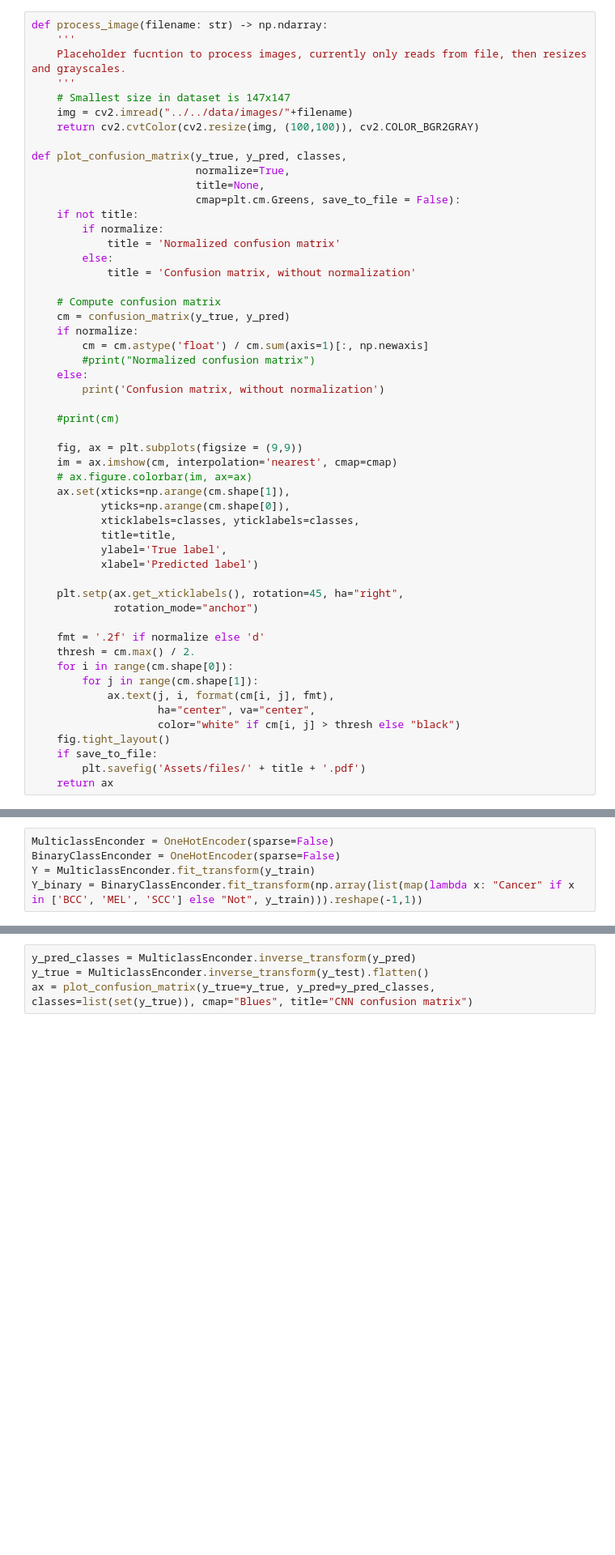
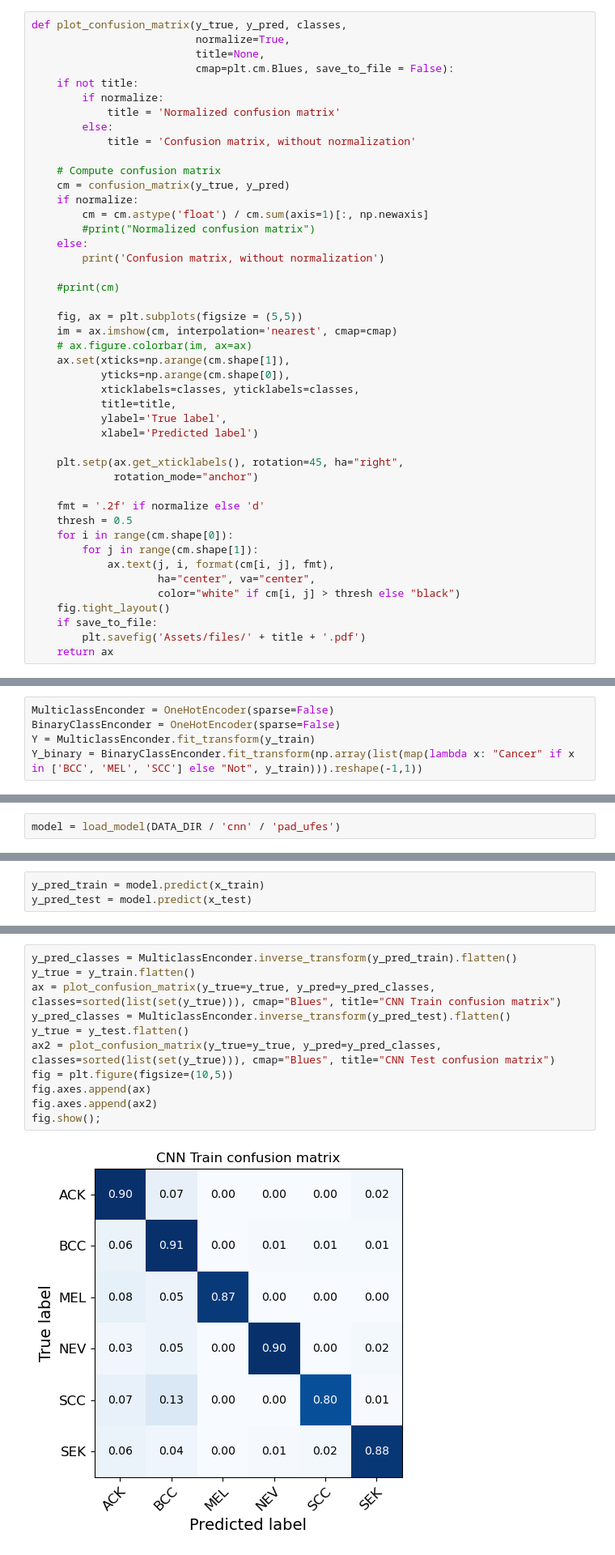
Before and after one commit to CEDipEngineering/ComputerAidedSkinCancerIdentificationAndDiagnosis, a Jupyter notebook: experiments/dip/cnn/cnn.ipynb, the cells around one changed output, grey strips where cells are left out. Shown at 81% size. Drawn from its saved outputs; the diff is of its cells as text; blank space fills up the shorter version.

```diff
--- a/experiments/dip/cnn/cnn.ipynb
+++ b/experiments/dip/cnn/cnn.ipynb
@@ -37,16 +38,8 @@ FORCE_TRAIN_MODELS = True
 # %%
-def process_image(filename: str) -> np.ndarray:
-    '''
-    Placeholder fucntion to process images, currently only reads from file, then resizes and grayscales.
-    '''
-    # Smallest size in dataset is 147x147
-    img = cv2.imread("../../data/images/"+filename)
-    return cv2.cvtColor(cv2.resize(img, (100,100)), cv2.COLOR_BGR2GRAY)
-
 def plot_confusion_matrix(y_true, y_pred, classes,
                           normalize=True,
                           title=None,
-                          cmap=plt.cm.Greens, save_to_file = False):
+                          cmap=plt.cm.Blues, save_to_file = False):
     if not title:
         if normalize:
             title = 'Normalized confusion matrix'
@@ -63,7 +56,7 @@ def plot_confusion_matrix(y_true, y_pred, classes,
 
     #print(cm)
 
-    fig, ax = plt.subplots(figsize = (9,9))
+    fig, ax = plt.subplots(figsize = (5,5))
     im = ax.imshow(cm, interpolation='nearest', cmap=cmap)
     # ax.figure.colorbar(im, ax=ax)
     ax.set(xticks=np.arange(cm.shape[1]),
@@ -77,7 +70,7 @@ def plot_confusion_matrix(y_true, y_pred, classes,
              rotation_mode="anchor")
 
     fmt = '.2f' if normalize else 'd'
-    thresh = cm.max() / 2.
+    thresh = 0.5
     for i in range(cm.shape[0]):
         for j in range(cm.shape[1]):
             ax.text(j, i, format(cm[i, j], fmt),
@@ -151,0 +116,2 @@ history = model.fit(x_train, Y, epochs=1000, batch_size=64, validation_split=.2,
+# %%
+model = load_model(DATA_DIR / 'cnn' / 'pad_ufes')
@@ -151,0 +128,3 @@ history = model.fit(x_train, Y, epochs=1000, batch_size=64, validation_split=.2,
+# %%
+y_pred_train = model.predict(x_train)
+y_pred_test = model.predict(x_test)
@@ -152,4 +142,13 @@ history = model.fit(x_train, Y, epochs=1000, batch_size=64, validation_split=.2,
 # %%
-y_pred_classes = MulticlassEnconder.inverse_transform(y_pred)
-y_true = MulticlassEnconder.inverse_transform(y_test).flatten()
-ax = plot_confusion_matrix(y_true=y_true, y_pred=y_pred_classes, classes=list(set(y_true)), cmap="Blues", title="CNN confusion matrix")
+y_pred_classes = MulticlassEnconder.inverse_transform(y_pred_train).flatten()
+y_true = y_train.flatten()
+ax = plot_confusion_matrix(y_true=y_true, y_pred=y_pred_classes, classes=sorted(list(set(y_true))), cmap="Blues", title="CNN Train confusion matrix")
+y_pred_classes = MulticlassEnconder.inverse_transform(y_pred_test).flatten()
+y_true = y_test.flatten()
+ax2 = plot_confusion_matrix(y_true=y_true, y_pred=y_pred_classes, classes=sorted(list(set(y_true))), cmap="Blues", title="CNN Test confusion matrix")
+fig = plt.figure(figsize=(10,5))
+fig.axes.append(ax)
+fig.axes.append(ax2)
+fig.show();
+# %% [output]
+[figure, added]
```
Also changed, not shown: parts of 16 cells of this notebook, 6 other files.
